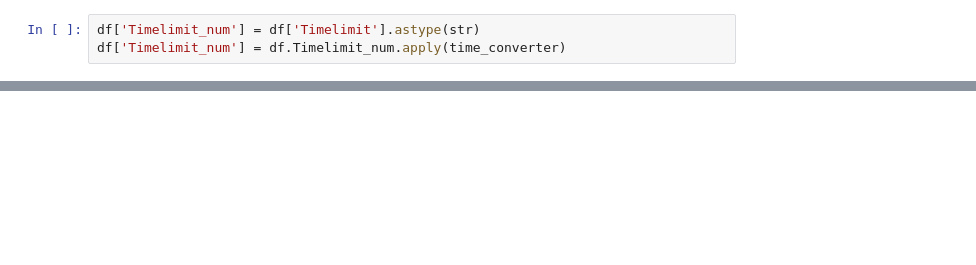
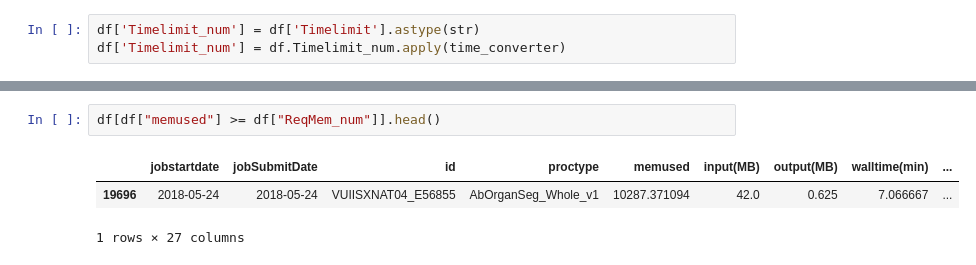
Before and after one commit to vanderbiltscl/SpeculativeScheduling, a Jupyter notebook: iSBatch_v1.0/xnat_resubmission.ipynb, the cells around one changed output, grey strips where cells are left out. Cells and saved outputs as stored; diff of their text form; blank space fills up the shorter version.

```diff
--- a/iSBatch_v1.0/xnat_resubmission.ipynb
+++ b/iSBatch_v1.0/xnat_resubmission.ipynb
@@ -75,0 +79,6 @@ request
+# %%
+df[df["memused"] >= df["ReqMem_num"]].head()
+# %% [output]
+|  | jobstartdate | jobSubmitDate | id | proctype | memused | input(MB) | output(MB) | walltime(min) | ... |
+| 19696 | 2018-05-24 | 2018-05-24 | VUIISXNAT04_E56855 | AbOrganSeg_Whole_v1 | 10287.371094 | 42.0 | 0.625 | 7.066667 | ... |
+1 rows × 27 columns
```
Also changed, not shown: parts of 22 cells of this notebook.
